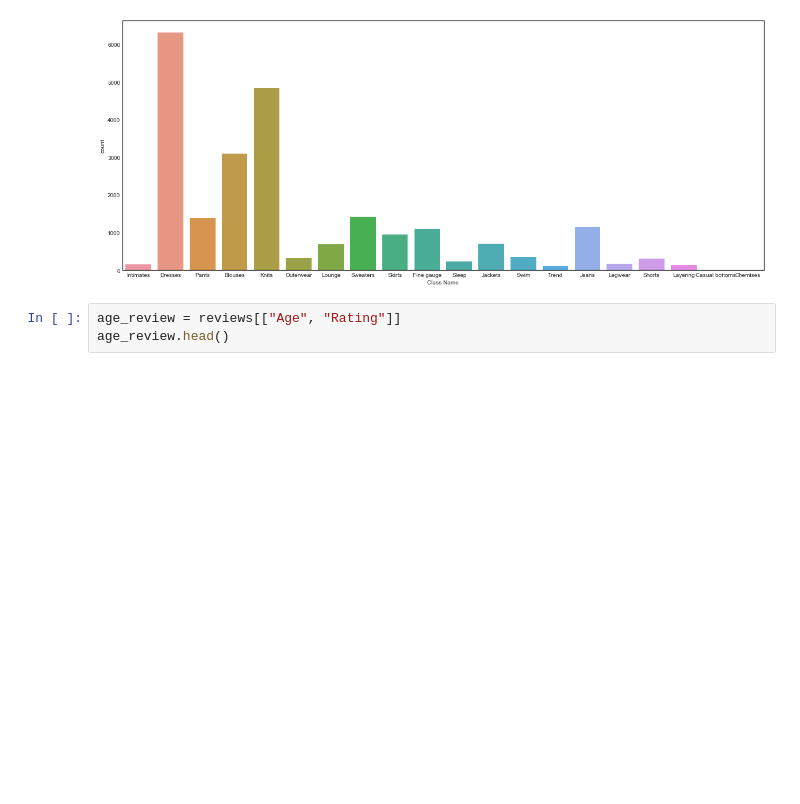
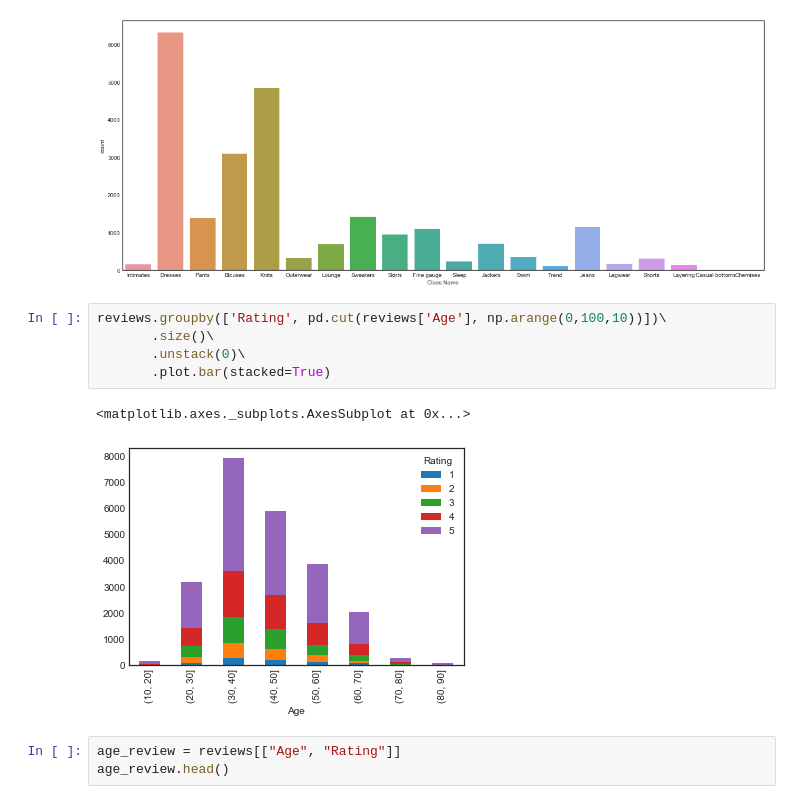
Before and after one commit to JonPara/Womens_Ecommerce_Reviews, a Jupyter notebook: Womens_Ecommerce_Reviews/Womens_Ecommerce_Reviews.ipynb, the cells around one changed output. Saved outputs shown, nothing was run; the diff lists cells and outputs as text; blank space fills up the shorter version.

```diff
--- a/Womens_Ecommerce_Reviews/Womens_Ecommerce_Reviews.ipynb
+++ b/Womens_Ecommerce_Reviews/Womens_Ecommerce_Reviews.ipynb
@@ -53,6 +53,14 @@ sns.countplot(x= reviews["Class Name"], data = reviews)
 plt.show()
 # %% [output]
 [figure]
+# %%
+reviews.groupby(['Rating', pd.cut(reviews['Age'], np.arange(0,100,10))])\
+       .size()\
+       .unstack(0)\
+       .plot.bar(stacked=True)
+# %% [output]
+<matplotlib.axes._subplots.AxesSubplot at 0x...>
+[figure, added]
 # %%
 age_review = reviews[["Age", "Rating"]]
 age_review.head()
```
Also changed, not shown: parts of 9 cells of this notebook.
